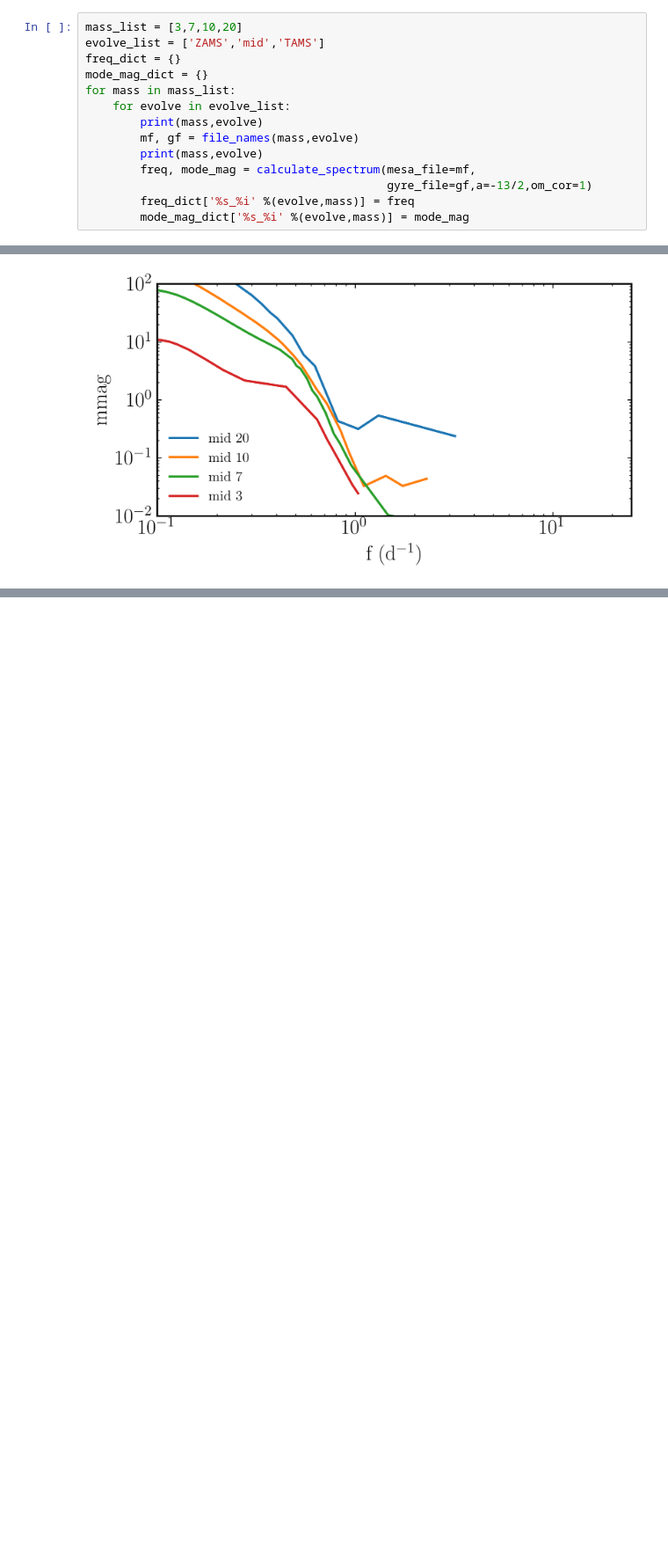
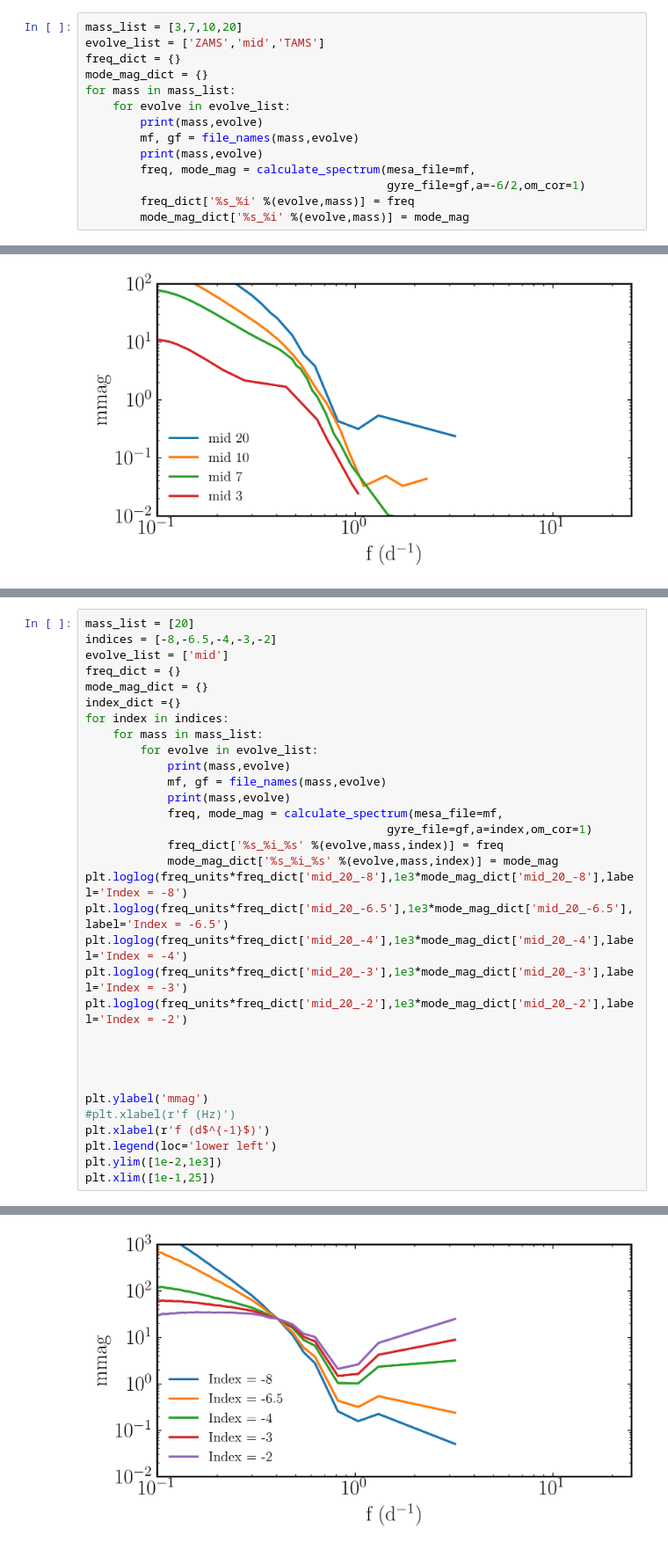
Before and after one commit to matteocantiello/gyre_igw, a Jupyter notebook: wave_amplitude.ipynb, the cells around one changed output, grey strips where cells are left out. Shown: that part at 88% size. Drawn from its saved outputs; the diff is of its cells as text; blank space fills up the shorter version.

```diff
--- a/wave_amplitude.ipynb
+++ b/wave_amplitude.ipynb
@@ -109,7 +109,7 @@ for mass in mass_list:
         mf, gf = file_names(mass,evolve)
         print(mass,evolve)
         freq, mode_mag = calculate_spectrum(mesa_file=mf,
-                                            gyre_file=gf,a=-13/2,om_cor=1)
+                                            gyre_file=gf,a=-6/2,om_cor=1)
         freq_dict['%s_%i' %(evolve,mass)] = freq
         mode_mag_dict['%s_%i' %(evolve,mass)] = mode_mag
 # %% [output]
@@ -188,0 +175,33 @@ plt.xlim([1e-1,25])
+# %%
+mass_list = [20]
+indices = [-8,-6.5,-4,-3,-2]
+evolve_list = ['mid']
+freq_dict = {}
+mode_mag_dict = {}
+index_dict ={}
+for index in indices:
+    for mass in mass_list:
+        for evolve in evolve_list:
+            print(mass,evolve)
+            mf, gf = file_names(mass,evolve)
+            print(mass,evolve)
+            freq, mode_mag = calculate_spectrum(mesa_file=mf,
+                                            gyre_file=gf,a=index,om_cor=1)
+            freq_dict['%s_%i_%s' %(evolve,mass,index)] = freq
+            mode_mag_dict['%s_%i_%s' %(evolve,mass,index)] = mode_mag
+plt.loglog(freq_units*freq_dict['mid_20_-8'],1e3*mode_mag_dict['mid_20_-8'],label='Index = -8')
+plt.loglog(freq_units*freq_dict['mid_20_-6.5'],1e3*mode_mag_dict['mid_20_-6.5'],label='Index = -6.5')
+plt.loglog(freq_units*freq_dict['mid_20_-4'],1e3*mode_mag_dict['mid_20_-4'],label='Index = -4')
+plt.loglog(freq_units*freq_dict['mid_20_-3'],1e3*mode_mag_dict['mid_20_-3'],label='Index = -3')
+plt.loglog(freq_units*freq_dict['mid_20_-2'],1e3*mode_mag_dict['mid_20_-2'],label='Index = -2')
+
+
+
+
+plt.ylabel('mmag')
+#plt.xlabel(r'f (Hz)')
+plt.xlabel(r'f (d$^{-1}$)')
+plt.legend(loc='lower left')
+plt.ylim([1e-2,1e3])
+plt.xlim([1e-1,25])
+# %% [output]
@@ -188,0 +234 @@ plt.xlim([1e-1,25])
+[figure, added]
```
Also changed, not shown: parts of 5 cells of this notebook.
